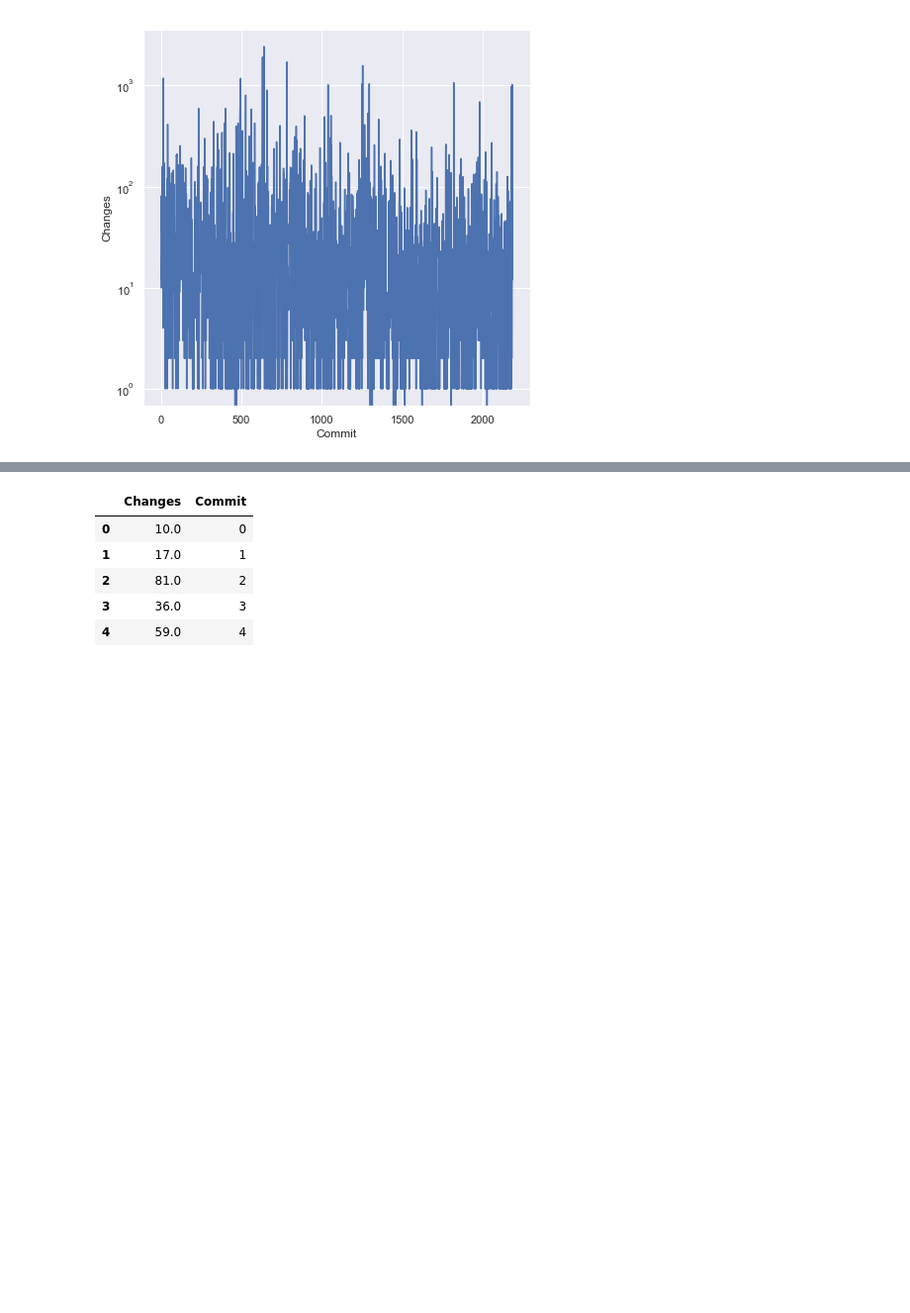
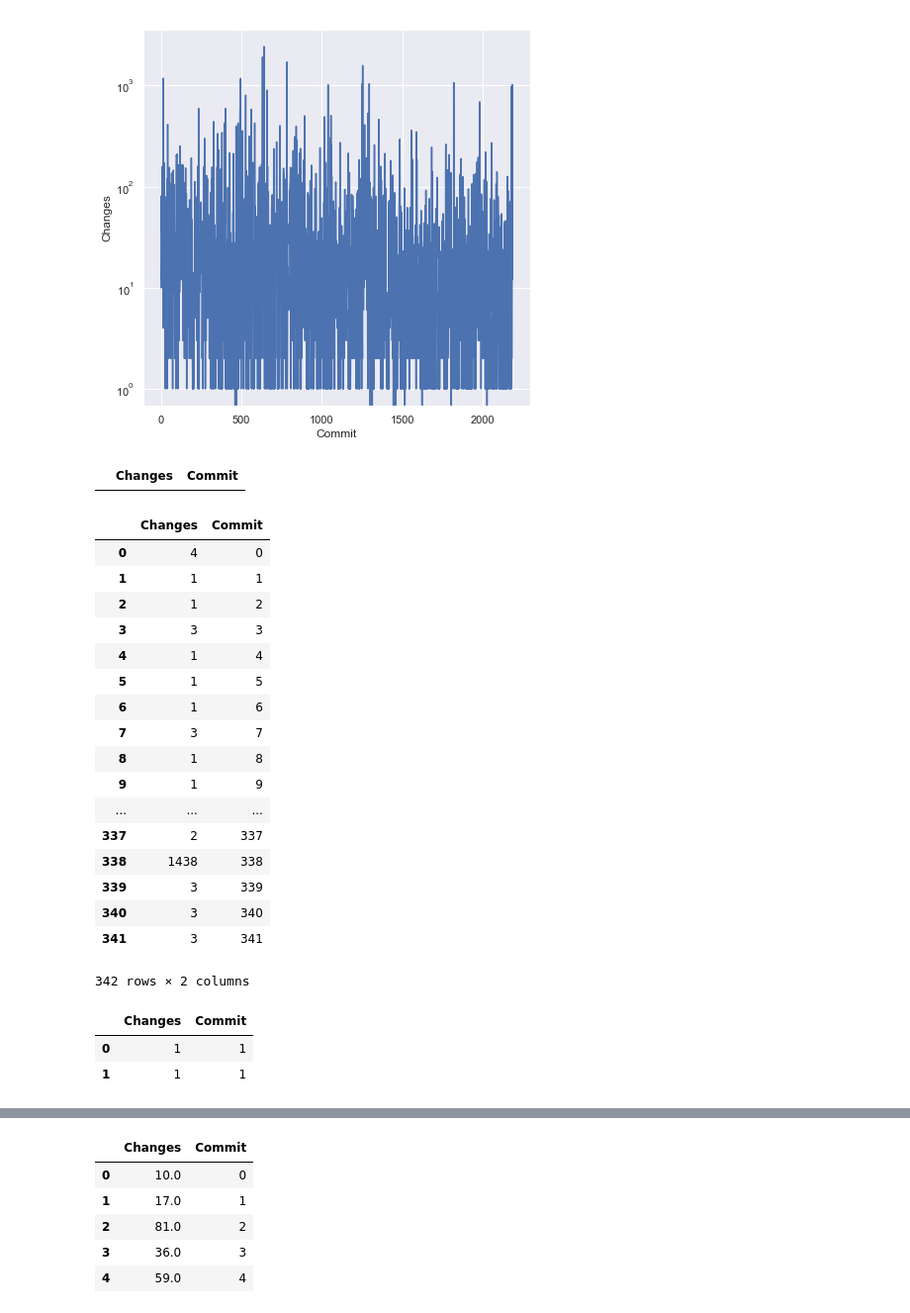
Before and after one commit to NatasjaWezel/Complex_Systems, a Jupyter notebook: scripts/Commit_diff_script.ipynb, the cells around one changed output, grey strips where cells are left out. Shown: that part at 99% size. Drawn from its saved outputs; the diff is of its cells as text; code cells hidden in the pictures; blank space fills up the shorter version.

Commit message:
Add function to determine commit size

```diff
--- a/scripts/Commit_diff_script.ipynb
+++ b/scripts/Commit_diff_script.ipynb
@@ -118,3 +177,6 @@ Dancer2 has been saved succesfully!
+# %%
+df_content = {'Changes': find_cs,'Commit': range(len(find_cs))}
+df = pd.DataFrame.from_dict(df_content)
 # %%
 for i, repo in enumerate(REPOS.keys()):
     # Get repo info
@@ -128,3 +190,28 @@ for i, repo in enumerate(REPOS.keys()):
     sns.lineplot(x='Commit', y='Changes', data=df)
 # %% [output]
 [figure]
+# %%
+df.head(0)
+# %% [output]
+|  | Changes | Commit |
+# %%
+df
+# %% [output]
+|  | Changes | Commit |
+| 0 | 4 | 0 |
+| 1 | 1 | 1 |
+| 2 | 1 | 2 |
+| 3 | 3 | 3 |
+| 4 | 1 | 4 |
+| 5 | 1 | 5 |
+| 6 | 1 | 6 |
+| 7 | 3 | 7 |
+| 8 | 1 | 8 |
+| 9 | 1 | 9 |
+| ... | ... | ... |
+| 337 | 2 | 337 |
+| 338 | 1438 | 338 |
+| 339 | 3 | 339 |
+| 340 | 3 | 340 |
+| 341 | 3 | 341 |
+342 rows × 2 columns
@@ -131,3 +221,9 @@ for i, repo in enumerate(REPOS.keys()):
+# %%
+df
+# %% [output]
+|  | Changes | Commit |
+| 0 | 1 | 1 |
+| 1 | 1 | 1 |
 # %%
 # reproduce the first half and quarter of the dataframe to check for scale free properties
 df1_2 = df[0:int(len(df)/2)]
```
Also changed, not shown: parts of 11 cells of this notebook, 1 other file.
